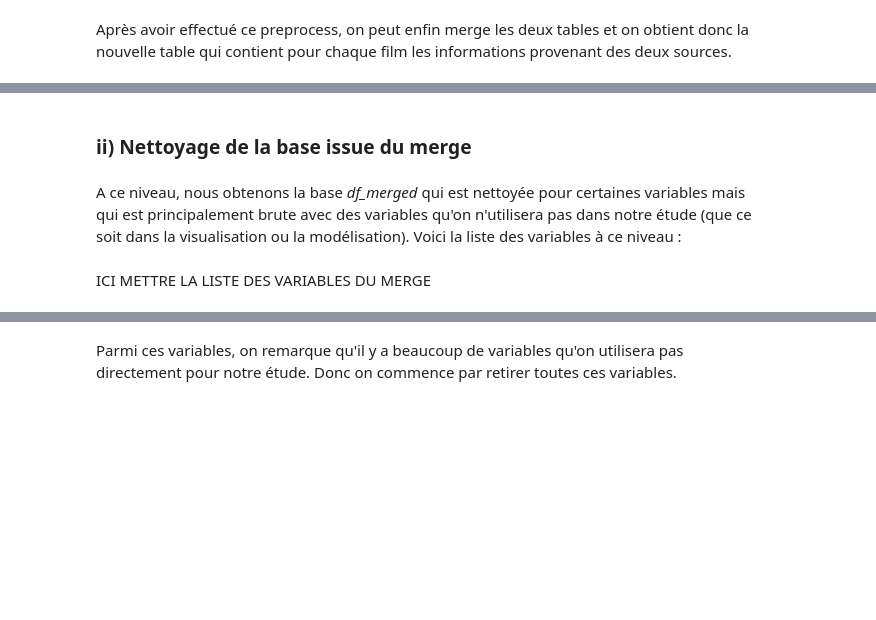
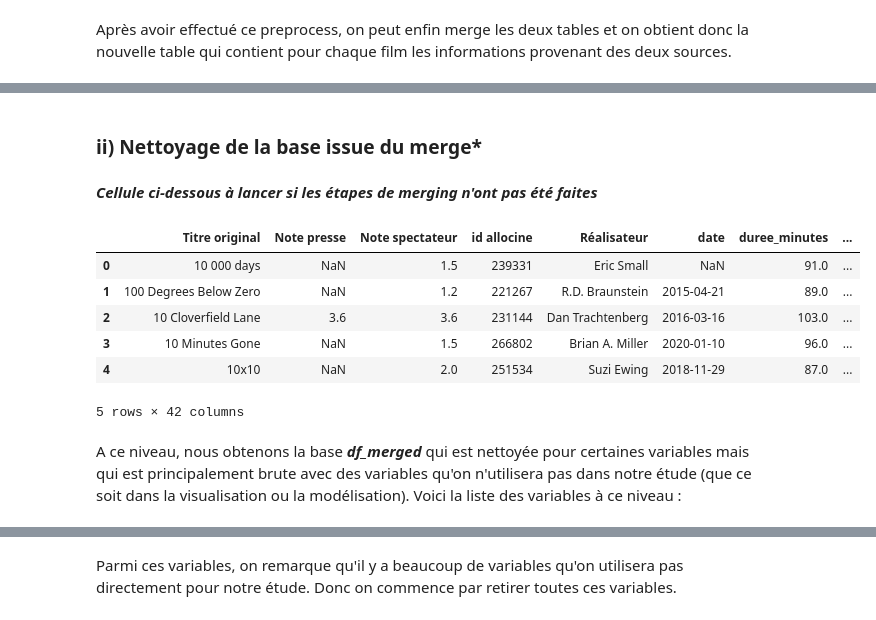
Before and after one commit to mass2330/python_ds_film, a Jupyter notebook: notebook_final.ipynb, the cells around one changed output, grey strips where cells are left out. Drawn from its saved outputs; the diff is of its cells as text; code cells hidden in the pictures; blank space fills up the shorter version.

```diff
--- a/notebook_final.ipynb
+++ b/notebook_final.ipynb
@@ -738,6 +844,21 @@ On obtient donc au final 3567 à analyser
 # %% [markdown]
-### ii) Nettoyage de la base issue du merge
+### ii) Nettoyage de la base issue du merge*
+# %% [markdown]
+***Cellule ci-dessous à lancer si les étapes de merging n'ont pas été faites***
+# %%
+# Spécifie le chemin du dossier dans lequel se trouve le fichier CSV
+dossier_entree = 'dataframes/'
+# Crée le chemin complet du fichier CSV en utilisant os.path.join
+chemin_complet = os.path.join(dossier_entree, 'df_merged.csv')
+df_merged= pd.read_csv(chemin_complet)
+df_merged.head()
+# %% [output]
+|  | Titre original | Note presse | Note spectateur | id allocine | Réalisateur | date | duree_minutes | ... |
+| 0 | 10 000 days | NaN | 1.5 | 239331 | Eric Small | NaN | 91.0 | ... |
+| 1 | 100 Degrees Below Zero | NaN | 1.2 | 221267 | R.D. Braunstein | 2015-04-21 | 89.0 | ... |
+| 2 | 10 Cloverfield Lane | 3.6 | 3.6 | 231144 | Dan Trachtenberg | 2016-03-16 | 103.0 | ... |
+| 3 | 10 Minutes Gone | NaN | 1.5 | 266802 | Brian A. Miller | 2020-01-10 | 96.0 | ... |
+| 4 | 10x10 | NaN | 2.0 | 251534 | Suzi Ewing | 2018-11-29 | 87.0 | ... |
+5 rows × 42 columns
 # %% [markdown]
-A ce niveau, nous obtenons la base *df_merged* qui est nettoyée pour certaines variables mais qui est principalement brute avec des variables qu'on n'utilisera pas dans notre étude (que ce soit dans la visualisation ou la modélisation). Voici la liste des variables à ce niveau :
+A ce niveau, nous obtenons la base ***df_merged*** qui est nettoyée pour certaines variables mais qui est principalement brute avec des variables qu'on n'utilisera pas dans notre étude (que ce soit dans la visualisation ou la modélisation). Voici la liste des variables à ce niveau :
-# %% [markdown]
-ICI METTRE LA LISTE DES VARIABLES DU MERGE
```
Also changed, not shown: parts of 124 cells of this notebook, 17 other files.
